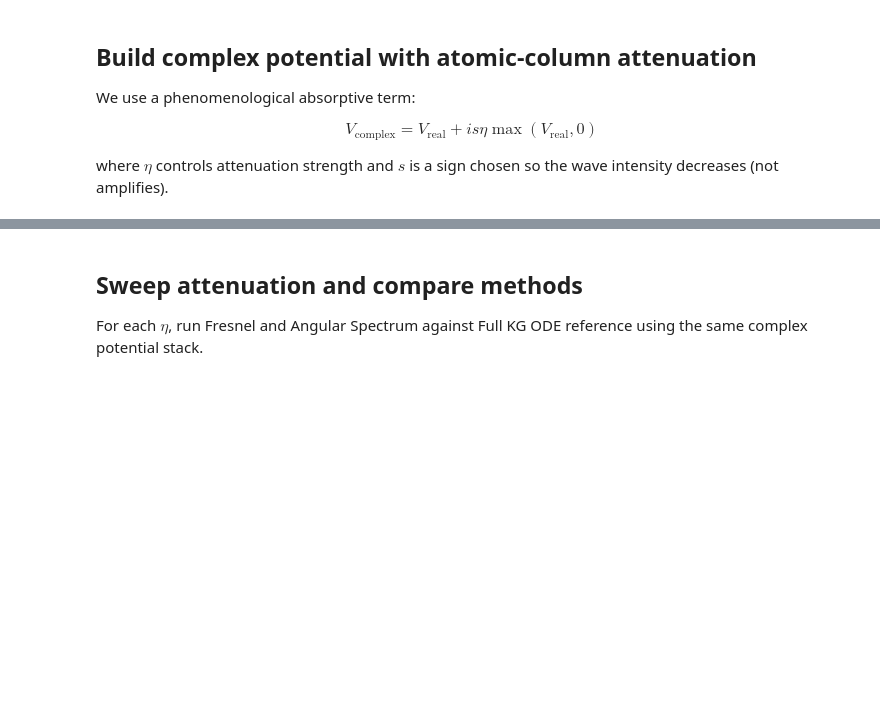
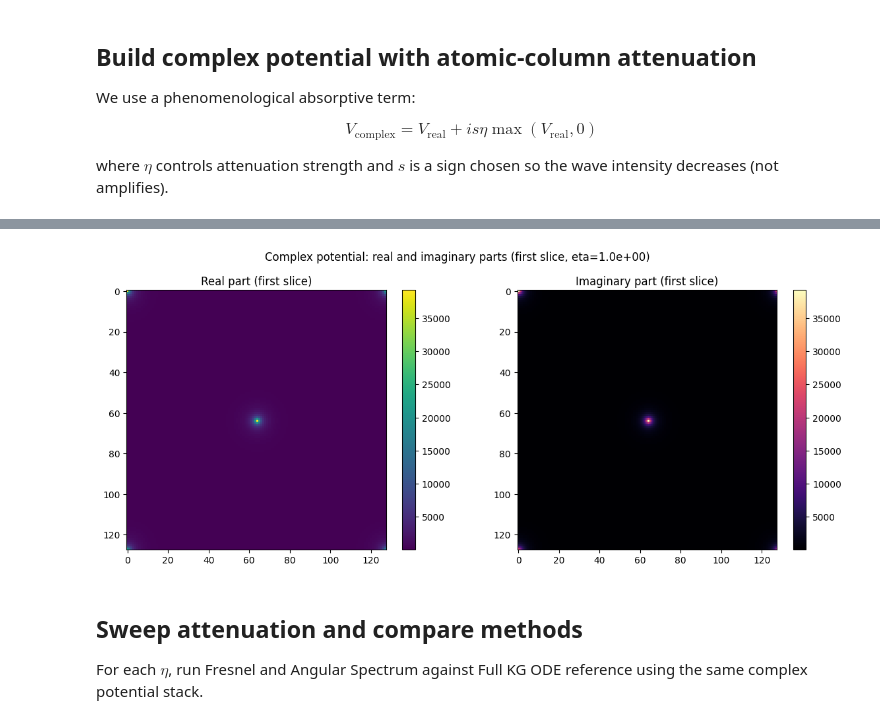
Before and after one commit to DavidLanders95/WideAnglePropagation, a Jupyter notebook: notebooks/verification/06_absorptive_potential_method_sensitivity.ipynb, the cells around one changed output, grey strips where cells are left out. Drawn from its saved outputs; the diff is of its cells as text; code cells hidden in the pictures; blank space fills up the shorter version.

```diff
--- a/notebooks/verification/06_absorptive_potential_method_sensitivity.ipynb
+++ b/notebooks/verification/06_absorptive_potential_method_sensitivity.ipynb
@@ -180,4 +180,20 @@ Sign trial intensity ratios: {1: 0.999984311694698, -1: 1.0000156954185377}
 Chosen sign for attenuation: +1
+# %%
+# --- Show the complex potential used for the main sweep ---
+eta_show = float(10e-1)  # Use the strongest attenuation for illustration
+pot_complex = make_absorptive_potential(pot_real, eta_show, absorption_sign)
+fig, axes = plt.subplots(1, 2, figsize=(12, 5))
+im0 = axes[0].imshow(np.real(pot_complex[0]), cmap='viridis')
+axes[0].set_title('Real part (first slice)')
+plt.colorbar(im0, ax=axes[0], fraction=0.046)
+im1 = axes[1].imshow(np.imag(pot_complex[0]), cmap='magma')
+axes[1].set_title('Imaginary part (first slice)')
+plt.colorbar(im1, ax=axes[1], fraction=0.046)
+fig.suptitle('Complex potential: real and imaginary parts (first slice, eta={:.1e})'.format(eta_show))
+plt.tight_layout()
+plt.show()
+# %% [output]
+[figure, added]
 # %% [markdown]
 ## Sweep attenuation and compare methods
 
```
Also changed, not shown: parts of 3 cells of this notebook, 3 other files.
